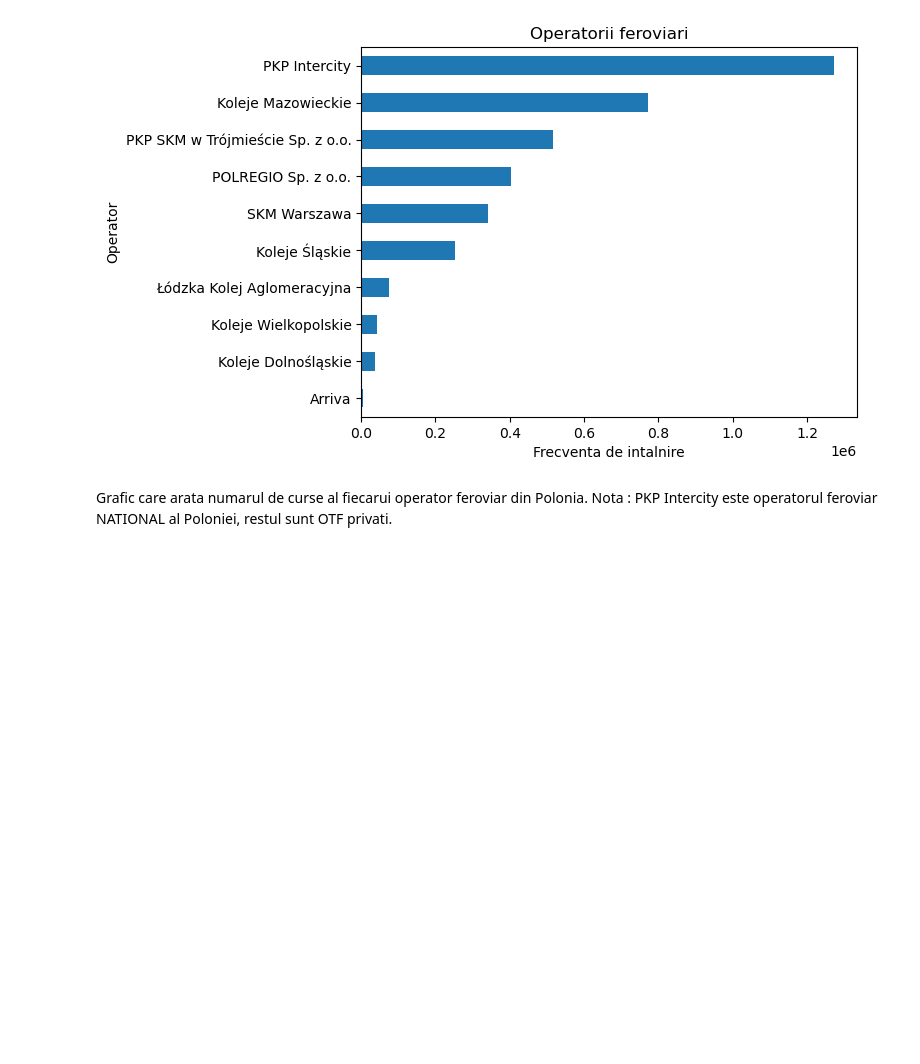
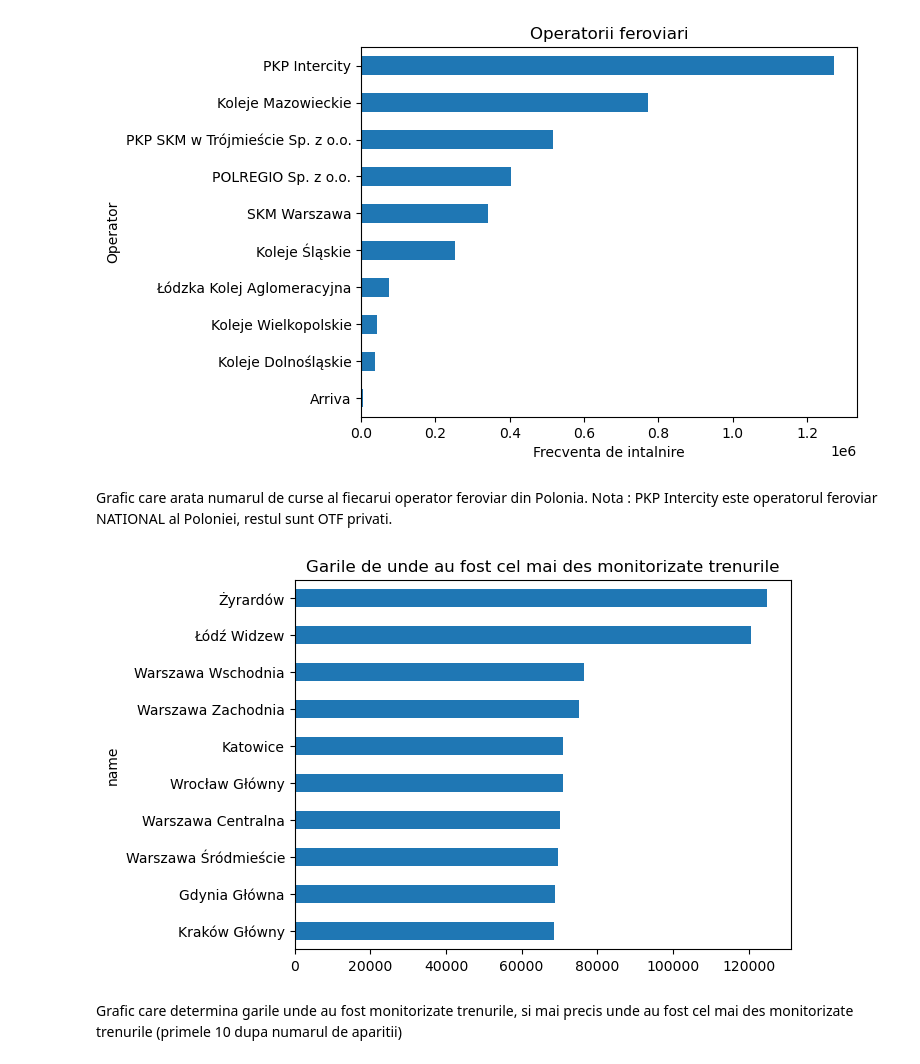
Before and after one commit to 4lac1vica/PolishTrainsDelaysML, a Jupyter notebook: delaysNb.ipynb, the cells around one changed output. Cells and saved outputs as stored; diff of their text form; code cells hidden in the pictures; blank space fills up the shorter version.

```diff
--- a/delaysNb.ipynb
+++ b/delaysNb.ipynb
@@ -142,3 +142,12 @@ plt.show()
 [figure]
 # %% [markdown]
 Grafic care arata numarul de curse al fiecarui operator feroviar din Polonia. Nota : PKP Intercity este operatorul feroviar NATIONAL al Poloniei, restul sunt OTF privati.
+# %%
+most_spots = df["name"].value_counts().head(10)
+most_spots.sort_values().plot(kind="barh")
+plt.title("Garile de unde au fost cel mai des monitorizate trenurile")
+plt.show()
+# %% [output]
+[figure, added]
+# %% [markdown]
+Grafic care determina garile unde au fost monitorizate trenurile, si mai precis unde au fost cel mai des monitorizate trenurile (primele 10 dupa numarul de aparitii)
```
Also changed, not shown: 1 other file.
